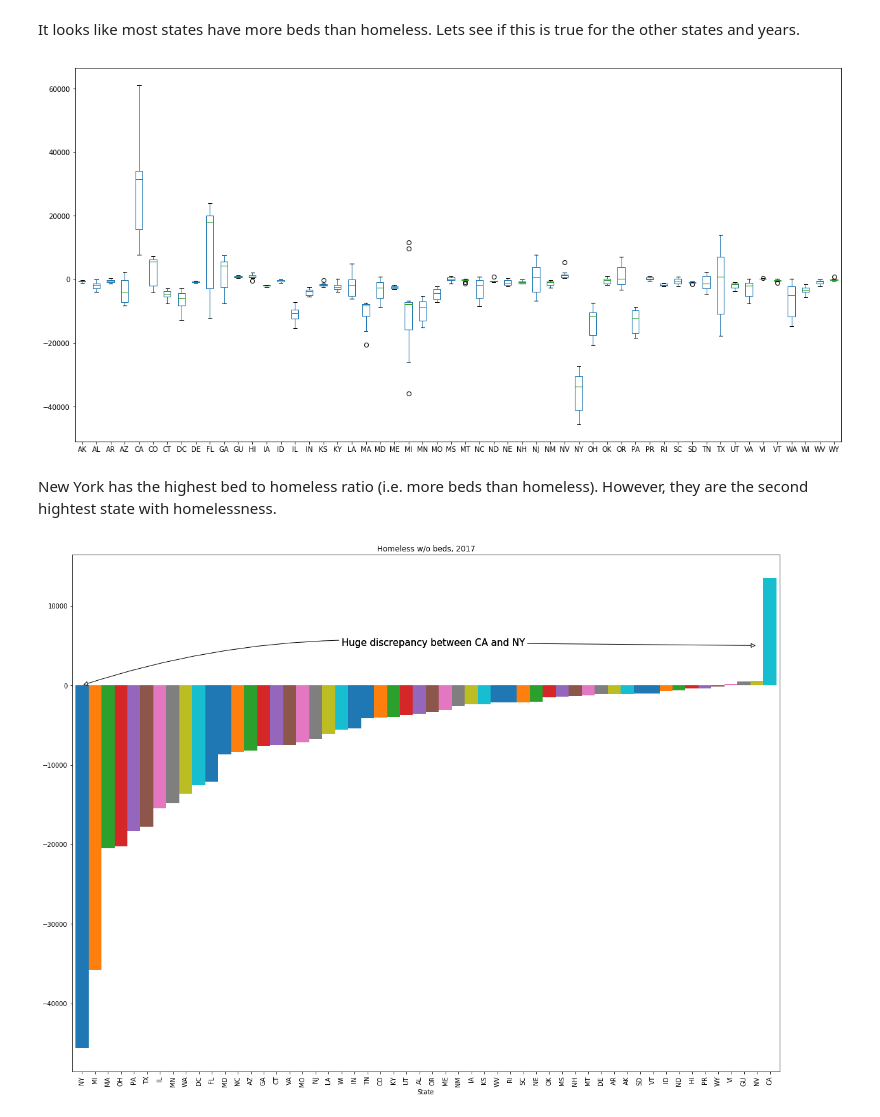
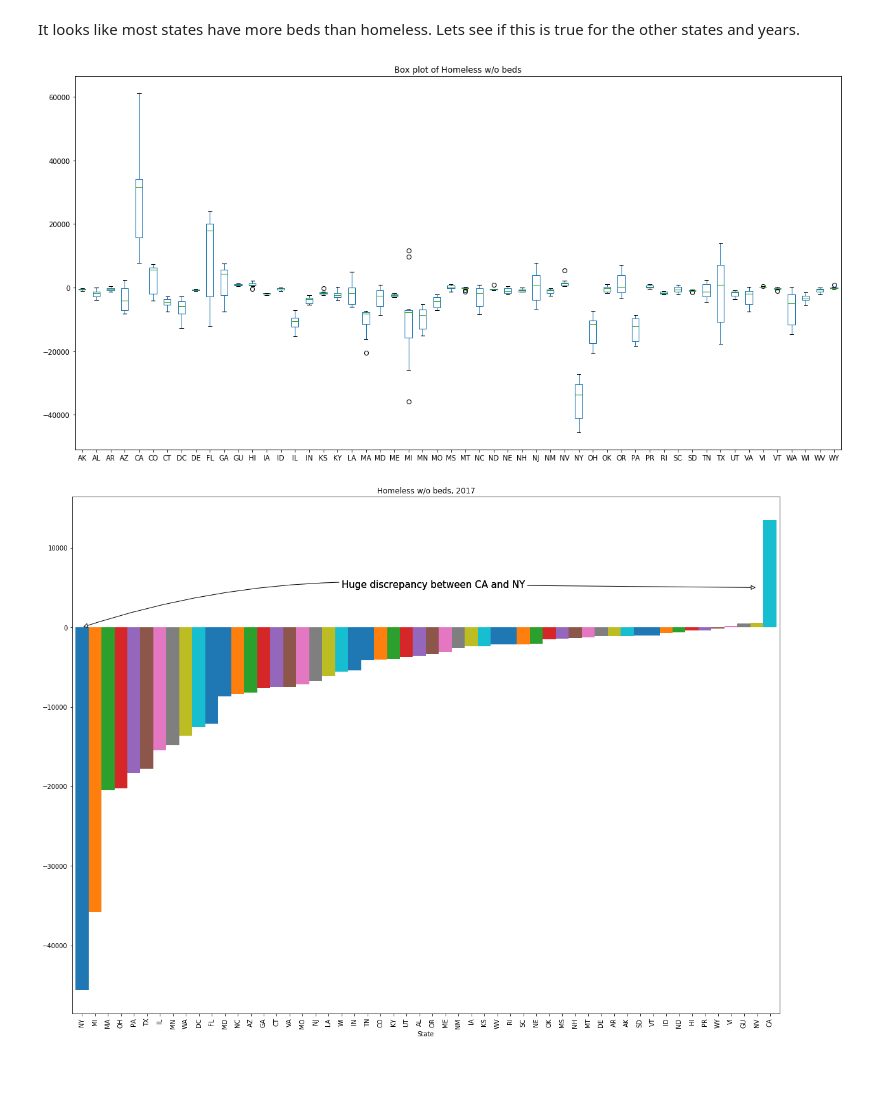
Before and after one commit to andrew-d-watkins/Examining-the-Homeless-Population-of-the-US, a Jupyter notebook: Story Telling.ipynb, the cells around one changed output. Saved outputs shown, nothing was run; the diff lists cells and outputs as text; code cells hidden in the pictures; blank space fills up the shorter version.

```diff
--- a/Story Telling.ipynb
+++ b/Story Telling.ipynb
@@ -136,11 +142,10 @@ df['Homeless w/o beds'] = df['Total Homeless'] - df['Total Beds']
 # %%
 #Create a box plot to get an overview of the values of 'homeless w/o beds'
 df['Homeless w/o beds'].unstack(level=1).plot(kind='box', figsize=(20, 10))
+plt.title('Box plot of Homeless w/o beds, 2007-2017')
 plt.show()
 # %% [output]
-[figure, old version]
+[figure, new version]
-# %% [markdown]
-New York has the highest bed to homeless ratio (i.e. more beds than homeless). However, they are the second hightest state with homelessness.
 # %%
 #lets plot them 'homeless w/o beds' for 2017.
 fig, axs = plt.subplots()
```
Also changed, not shown: parts of 5 cells of this notebook, 1 other file.
